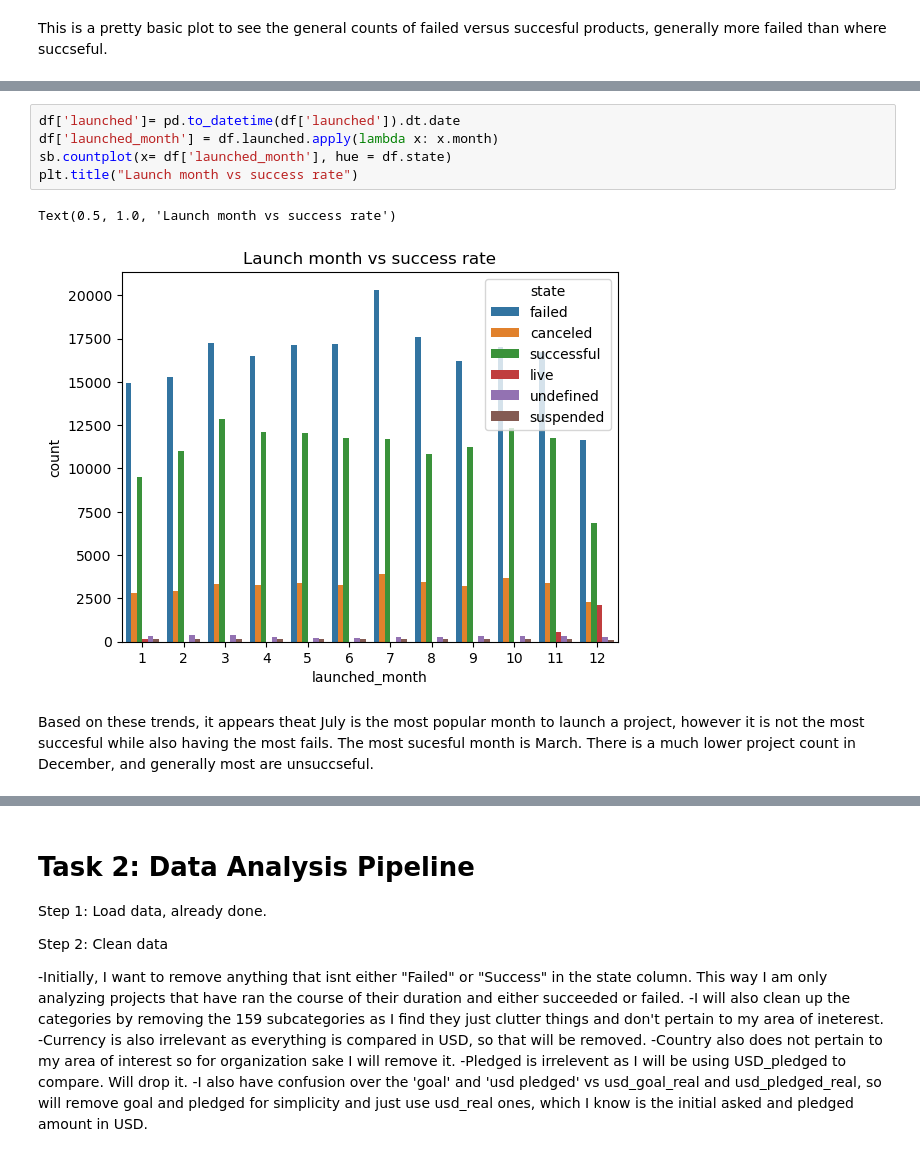
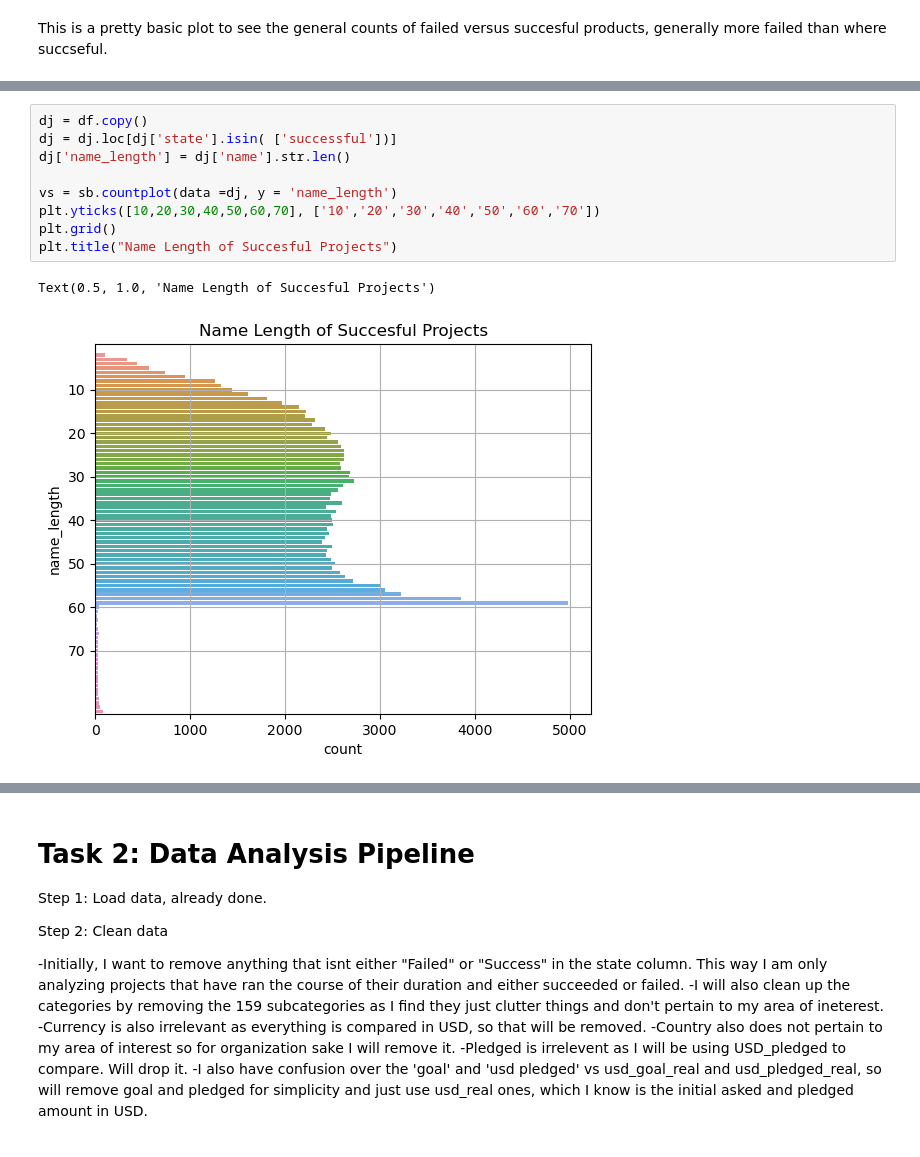
Before and after one commit to aryanagn/Funding-Trend-Navigator, a Jupyter notebook: notebooks/analysis2.ipynb, the cells around one changed output, grey strips where cells are left out. Cells and saved outputs as stored; diff of their text form.

```diff
--- a/notebooks/analysis2.ipynb
+++ b/notebooks/analysis2.ipynb
@@ -112,10 +126,12 @@ with a name of more than 60 characters fail to recieve any funding. The sweet sp
-# %%
-df['launched']= pd.to_datetime(df['launched']).dt.date
-df['launched_month'] = df.launched.apply(lambda x: x.month)
-sb.countplot(x= df['launched_month'], hue = df.state)
-plt.title("Launch month vs success rate")
-# %% [output]
-Text(0.5, 1.0, 'Launch month vs success rate')
-[figure]
-# %% [markdown]
-Based on these trends, it appears theat July is the most popular month to launch a project, however it is not the most succesful while also having the most fails. The most sucesful month is March. There is a much lower project count in December, and generally most are unsuccseful.
+# %%
+dj = df.copy()
+dj = dj.loc[dj['state'].isin( ['successful'])]
+dj['name_length'] = dj['name'].str.len()
+
+vs = sb.countplot(data =dj, y = 'name_length')
+plt.yticks([10,20,30,40,50,60,70], ['10','20','30','40','50','60','70'])
+plt.grid()
+plt.title("Name Length of Succesful Projects")
+# %% [output]
+Text(0.5, 1.0, 'Name Length of Succesful Projects')
+[figure, added]
```
Also changed, not shown: parts of 13 cells of this notebook, 2 other files.
